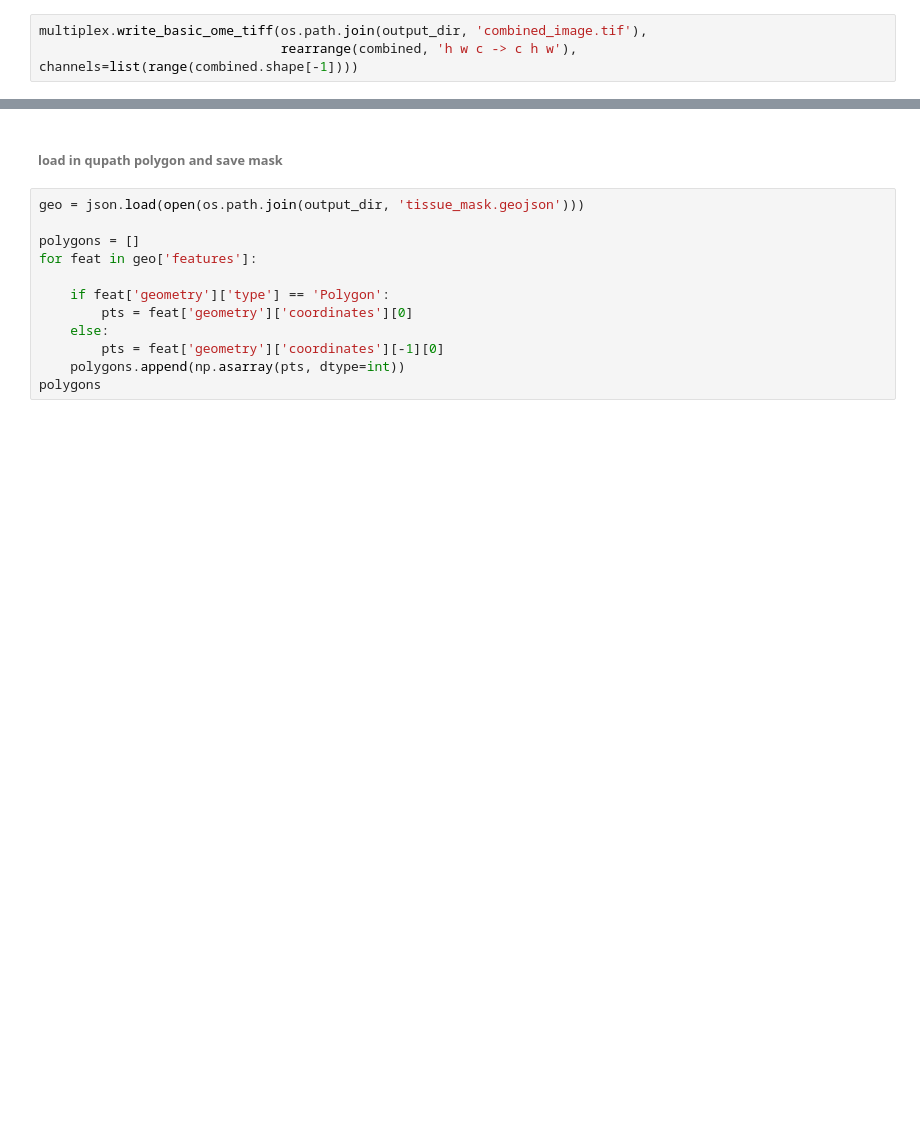
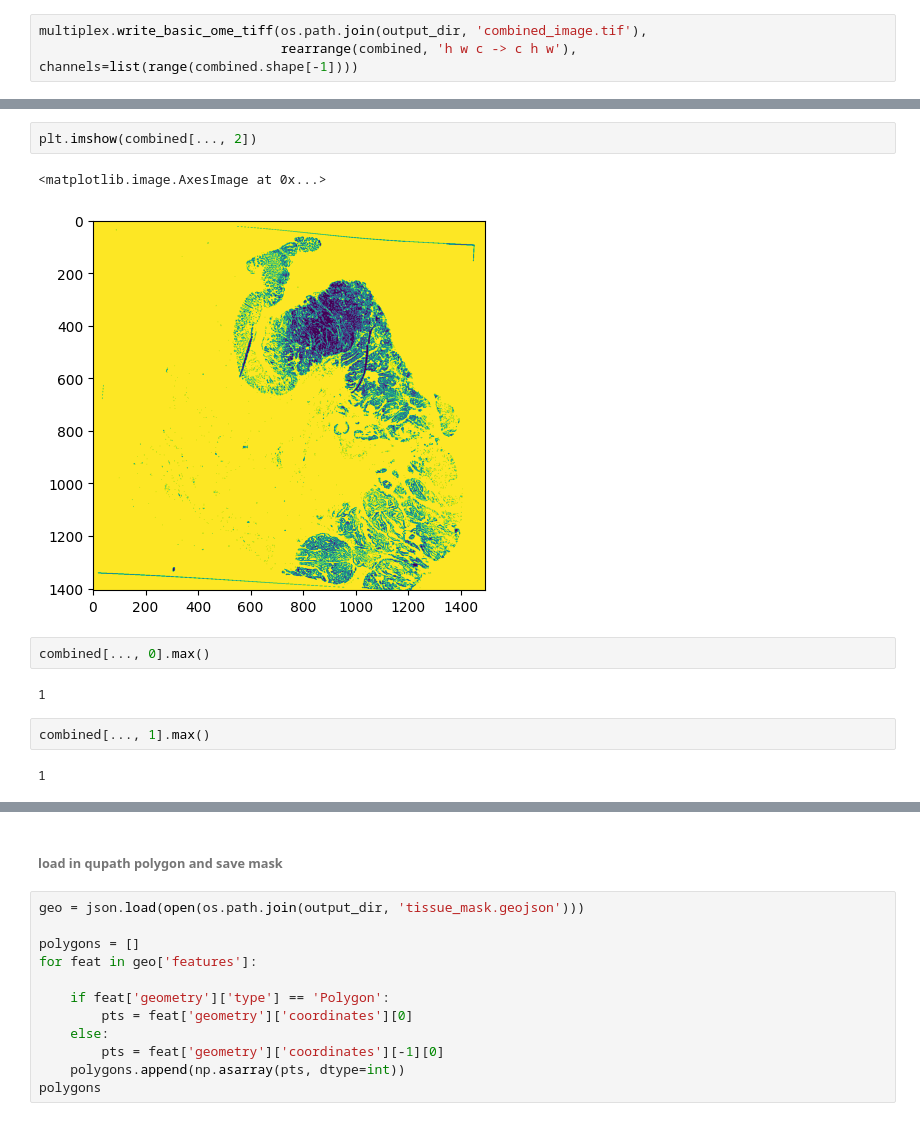
Before and after one commit to ding-lab/mushroom, a Jupyter notebook: notebooks/manuscript/submission_v1/step2_generate_tissue_mask.ipynb, the cells around one changed output, grey strips where cells are left out. Cells and saved outputs as stored; diff of their text form; blank space fills up the shorter version.

```diff
--- a/notebooks/manuscript/submission_v1/step2_generate_tissue_mask.ipynb
+++ b/notebooks/manuscript/submission_v1/step2_generate_tissue_mask.ipynb
@@ -440,0 +669,13 @@ os.path.join(output_dir, 'combined_image.tif')
+# %%
+plt.imshow(combined[..., 2])
+# %% [output]
+<matplotlib.image.AxesImage at 0x...>
+[figure, added]
+# %%
+combined[..., 0].max()
+# %% [output]
+1
+# %%
+combined[..., 1].max()
+# %% [output]
+1
```
Also changed, not shown: parts of 29 cells of this notebook, 2 other files.
